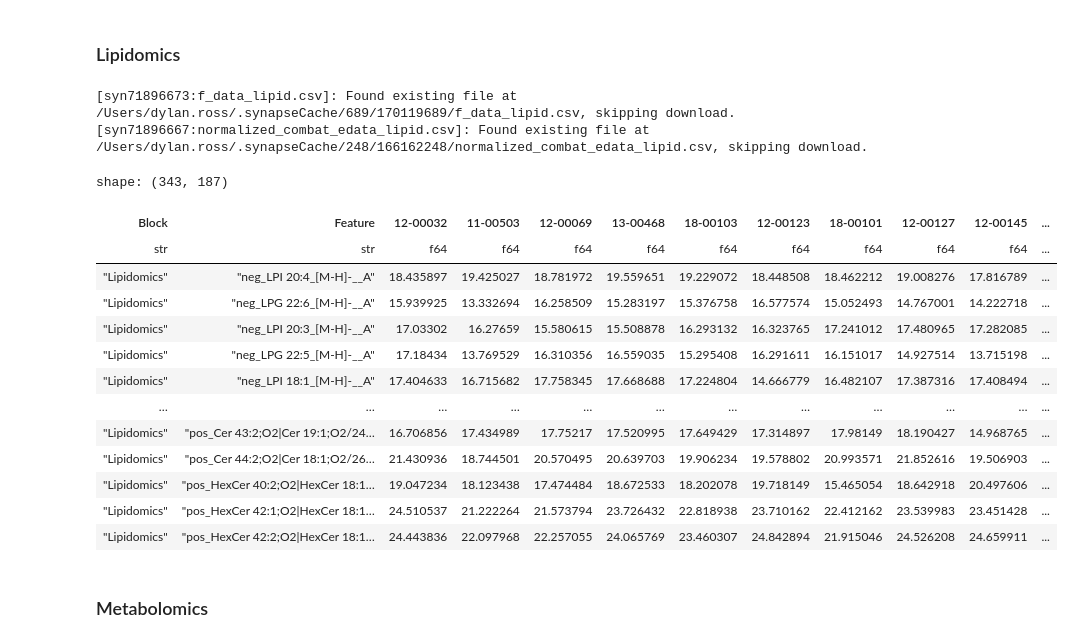
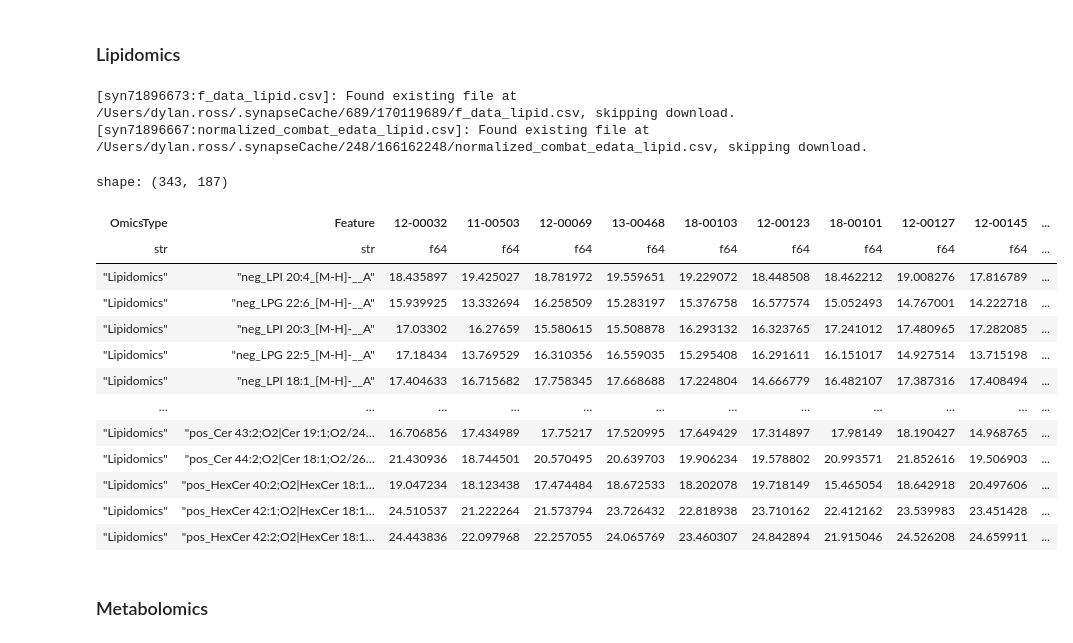
Before and after one commit to PNNL-CompBio/amlMultidrugResistance, a Jupyter notebook: aml_outcome_disparities/analysis/mutations/1_combined_data_table.ipynb, the cells around one changed output. Cells and saved outputs as stored; diff of their text form; code cells hidden in the pictures.

```diff
--- a/aml_outcome_disparities/analysis/mutations/1_combined_data_table.ipynb
+++ b/aml_outcome_disparities/analysis/mutations/1_combined_data_table.ipynb
@@ -201,36 +199,36 @@ _ptrc, _pilot = import_lipids(SYN)
 lipid = (
     (_df :=
         pl.concat(
             [
                 pl.from_pandas(
                     _ptrc,
                     include_index=True
                 ),
                 pl.from_pandas(
                     _pilot,
                     include_index=True
                 ),
             ],
             how="diagonal"
         )
     )
     .select(pl.exclude("None"))
     .transpose(
         include_header=True,
         header_name="Feature",
         column_names=_df["None"].to_list()
     )
     .select(
-        pl.lit("Lipidomics").alias("Block"),
-        pl.exclude("Block")
+        pl.lit("Lipidomics").alias("OmicsType"),
+        pl.exclude("OmicsType")
     )
 )
 lipid
 # %% [output]
 [syn71896673:f_data_lipid.csv]: Found existing file at /Users/dylan.ross/.synapseCache/689/170119689/f_data_lipid.csv, skipping download.
 [syn71896667:normalized_combat_edata_lipid.csv]: Found existing file at /Users/dylan.ross/.synapseCache/248/166162248/normalized_combat_edata_lipid.csv, skipping download.
 shape: (343, 187)
-| Block | Feature | 12-00032 | 11-00503 | 12-00069 | 13-00468 | 18-00103 | 12-00123 | 18-00101 | 12-00127 | 12-00145 | ... |
+| OmicsType | Feature | 12-00032 | 11-00503 | 12-00069 | 13-00468 | 18-00103 | 12-00123 | 18-00101 | 12-00127 | 12-00145 | ... |
 | str | str | f64 | f64 | f64 | f64 | f64 | f64 | f64 | f64 | f64 | ... |
 | "Lipidomics" | "neg_LPI 20:4_[M-H]-__A" | 18.435897 | 19.425027 | 18.781972 | 19.559651 | 19.229072 | 18.448508 | 18.462212 | 19.008276 | 17.816789 | ... |
 | "Lipidomics" | "neg_LPG 22:6_[M-H]-__A" | 15.939925 | 13.332694 | 16.258509 | 15.283197 | 15.376758 | 16.577574 | 15.052493 | 14.767001 | 14.222718 | ... |
```
Also changed, not shown: parts of 13 cells of this notebook.
